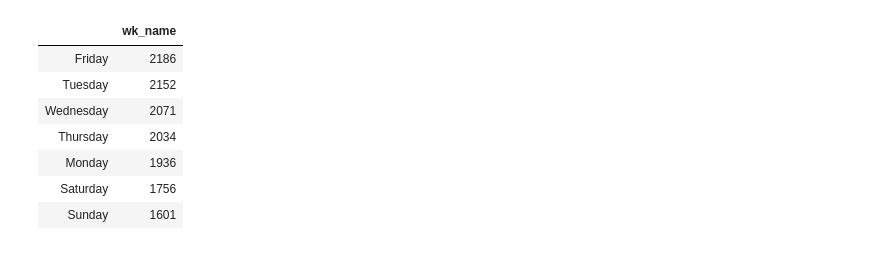
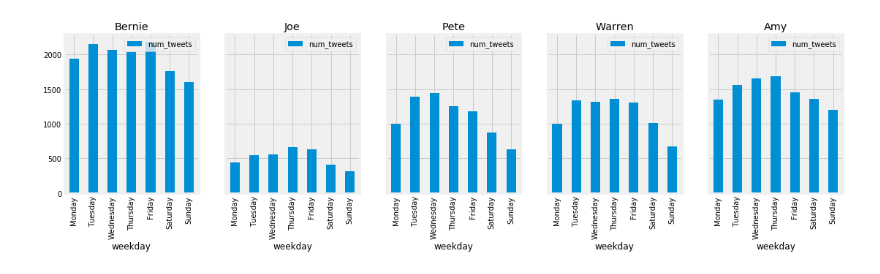
Before and after one commit to nomadtomas/sentweetment_analysizer, a Jupyter notebook: dnc_race.ipynb, the cells around one changed output. Cells and saved outputs as stored; diff of their text form; code cells hidden in the pictures.

```diff
--- a/dnc_race.ipynb
+++ b/dnc_race.ipynb
@@ -110,14 +86,25 @@ bernie_sentiment = sentiment_analyser(bernie_df)
-# %%
-pd.DataFrame(bernie_sentiment['wk_name'].value_counts())
-# %% [output]
-|  | wk_name |
-| Friday | 2186 |
-| Tuesday | 2152 |
-| Wednesday | 2071 |
-| Thursday | 2034 |
-| Monday | 1936 |
-| Saturday | 1756 |
-| Sunday | 1601 |
+# %%
+def tweets_per_day(df):
+    cats = ['Monday', 'Tuesday', 'Wednesday', 'Thursday', 'Friday', 'Saturday', 'Sunday']
+    result = df['wk_name'].value_counts().reindex(cats).reset_index().rename(columns={'index':'weekday', 'wk_name':'num_tweets'})
+    return result
+# %%
+bernie_sentiment = sentiment_analyser(bernie_df)
+joe_sentiment = sentiment_analyser(joe_df)
+pete_sentiment = sentiment_analyser(pete_df)
+warren_sentiment = sentiment_analyser(warren_df)
+amy_sentiment = sentiment_analyser(amy_df)
+# %%
+fig, ax = plt.subplots(1,5, figsize=(17,4), sharey=True, sharex=True)
+tweets_per_day(bernie_sentiment).plot(kind='bar',x='weekday', y='num_tweets', ax=ax[0], title='Bernie')
+tweets_per_day(joe_sentiment).plot(kind='bar',x='weekday', y='num_tweets', ax=ax[1], title='Joe')
+tweets_per_day(pete_sentiment).plot(kind='bar',x='weekday', y='num_tweets', ax=ax[2], title='Pete')
+tweets_per_day(warren_sentiment).plot(kind='bar',x='weekday', y='num_tweets', ax=ax[3], title='Warren')
+tweets_per_day(amy_sentiment).plot(kind='bar',x='weekday', y='num_tweets', ax=ax[4], title='Amy')
+plt.legend()
+plt.show()
+# %% [output]
+[figure, added]
 # %%
 def polarity_bydate(df, yr=None, mm=None, dd=None):
     '''
```
Also changed, not shown: parts of 35 cells of this notebook.
